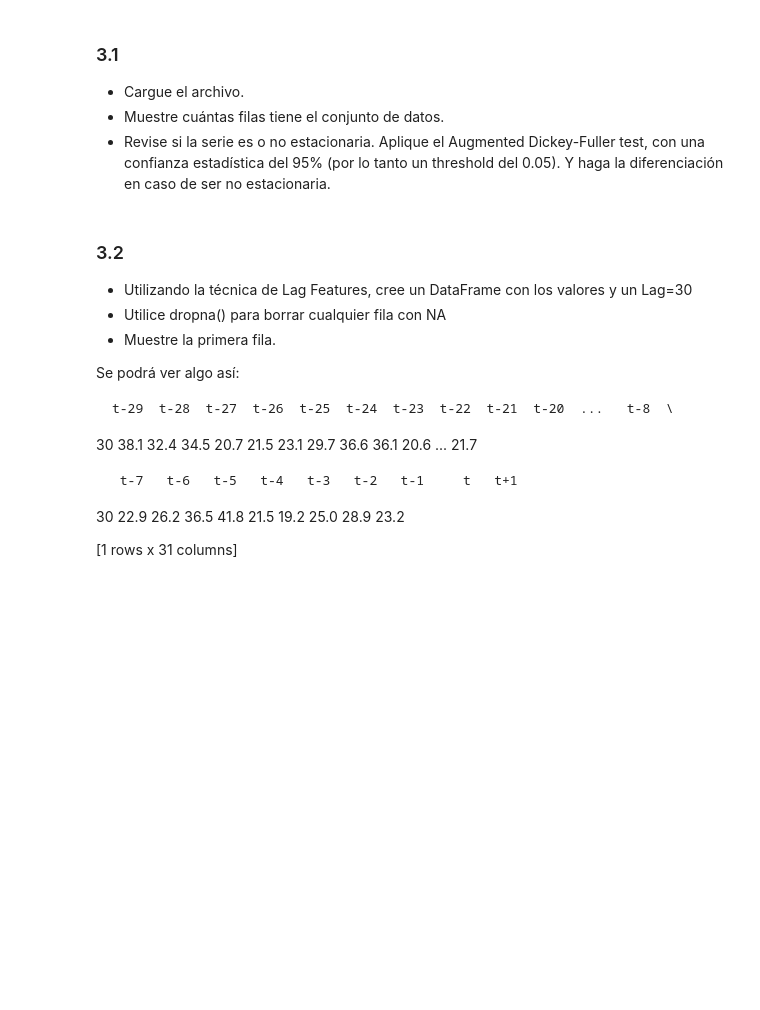
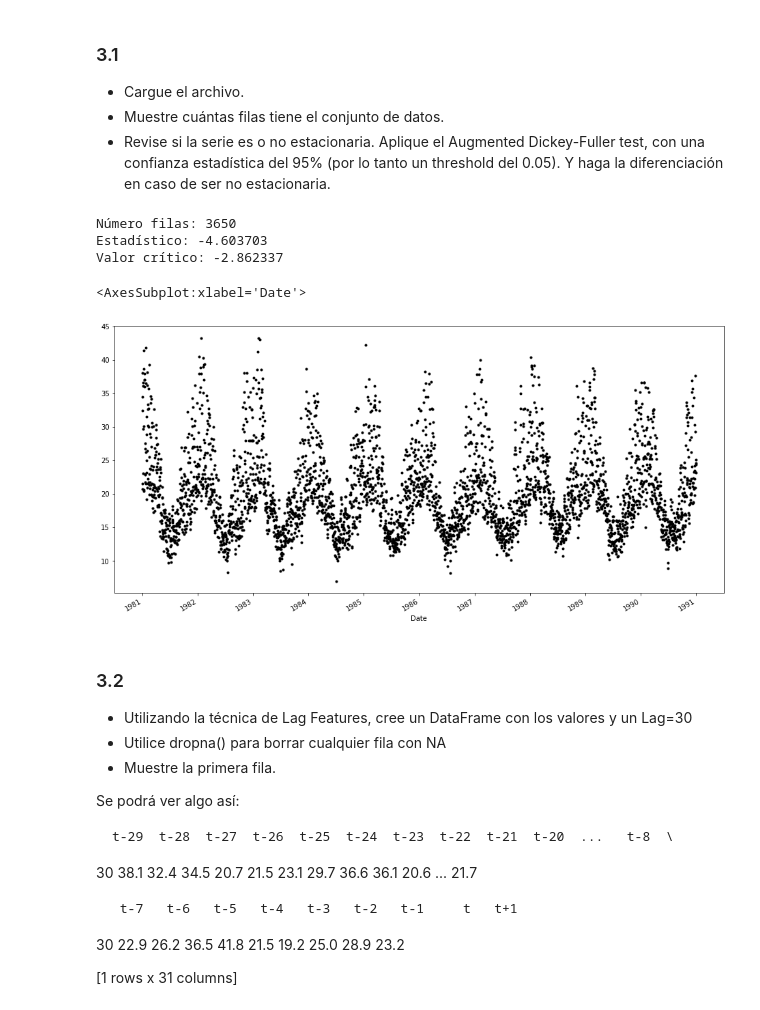
Before and after one commit to joseSalazar4/ExperimentalLinearRegression, a Jupyter notebook: Experimental_Linear_Regression.ipynb, the cells around one changed output. Drawn from its saved outputs; the diff is of its cells as text; code cells hidden in the pictures; blank space fills up the shorter version.

```diff
--- a/Experimental_Linear_Regression.ipynb
+++ b/Experimental_Linear_Regression.ipynb
@@ -313,6 +364,22 @@ Se le suministra un archivo llamado datos_practica2.csv.
 - Cargue el archivo.
 - Muestre cuántas filas tiene el conjunto de datos.
 - Revise si la serie es o no estacionaria. Aplique el Augmented Dickey-Fuller test, con una confianza estadística del 95% (por lo tanto un threshold del 0.05). Y haga la diferenciación en caso de ser no estacionaria.
+# %%
+tempSeries = pd.read_csv('daily-max-temperatures.csv', header=0, parse_dates=[0], index_col=0, squeeze=True )
+print('Número filas:', tempSeries.size)
+
+adfResult = adfuller(tempSeries.values)
+print('Estadístico: %f' %adfResult[0])
+print('Valor crítico: %f' %adfResult[4]['5%'])
+
+figure(figsize=(16,8))
+tempSeries.plot(style='k.')
+# %% [output]
+Número filas: 3650
+Estadístico: -4.603703
+Valor crítico: -2.862337
+<AxesSubplot:xlabel='Date'>
+[figure, added]
 # %% [markdown]
 ### 3.2
 - Utilizando la técnica de Lag Features, cree un DataFrame con los valores y un Lag=30
```
Also changed, not shown: parts of 12 cells of this notebook.
